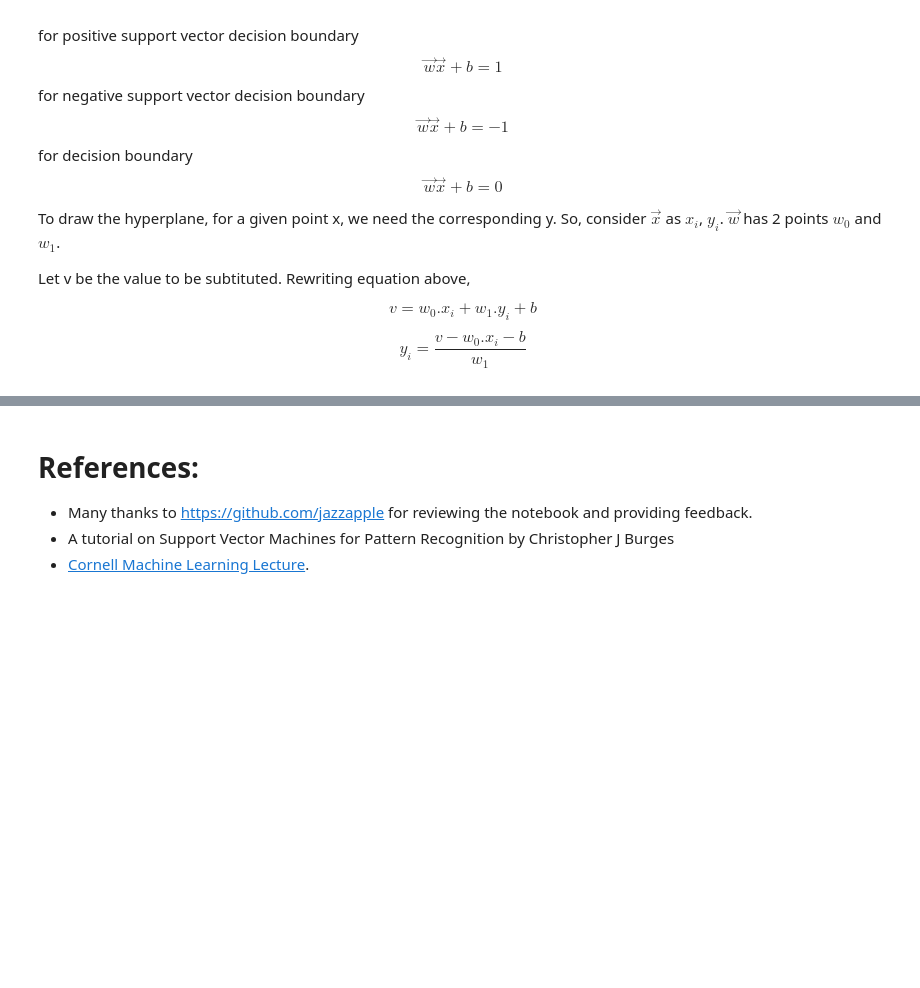
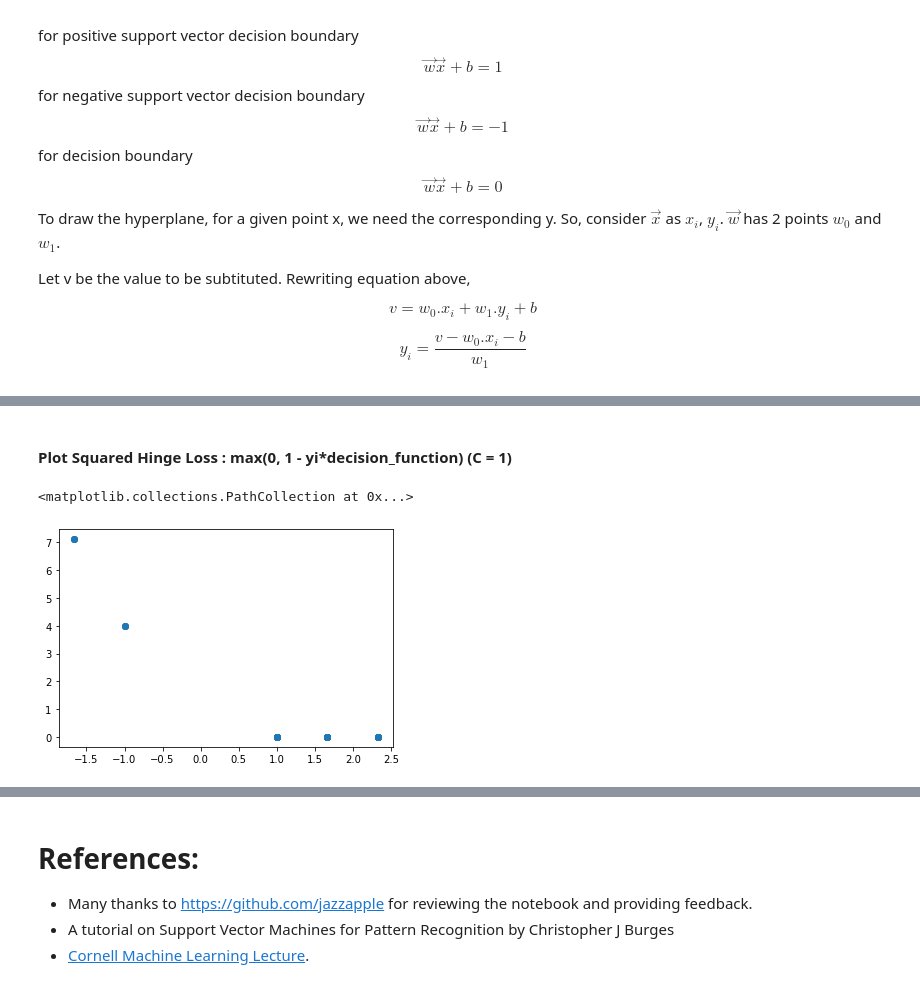
Before and after one commit to annts/support_vector_machines, a Jupyter notebook: 02_Effect_Of_C_Regularization.ipynb, the cells around one changed output, grey strips where cells are left out. Drawn from its saved outputs; the diff is of its cells as text; code cells hidden in the pictures; blank space fills up the shorter version.

```diff
--- a/02_Effect_Of_C_Regularization.ipynb
+++ b/02_Effect_Of_C_Regularization.ipynb
@@ -494,0 +509,8 @@ plt.scatter(y*clf.decision_function(X) , hinge_loss)
+# %% [markdown]
+#### Plot Squared Hinge Loss : max(0, 1 - yi*decision_function) (C = 1)
+# %%
+squared_hinge_loss = hinge_loss ** 2
+plt.scatter(y*clf.decision_function(X) , squared_hinge_loss )
+# %% [output]
+<matplotlib.collections.PathCollection at 0x...>
+[figure, added]
```
Also changed, not shown: parts of 26 cells of this notebook.
